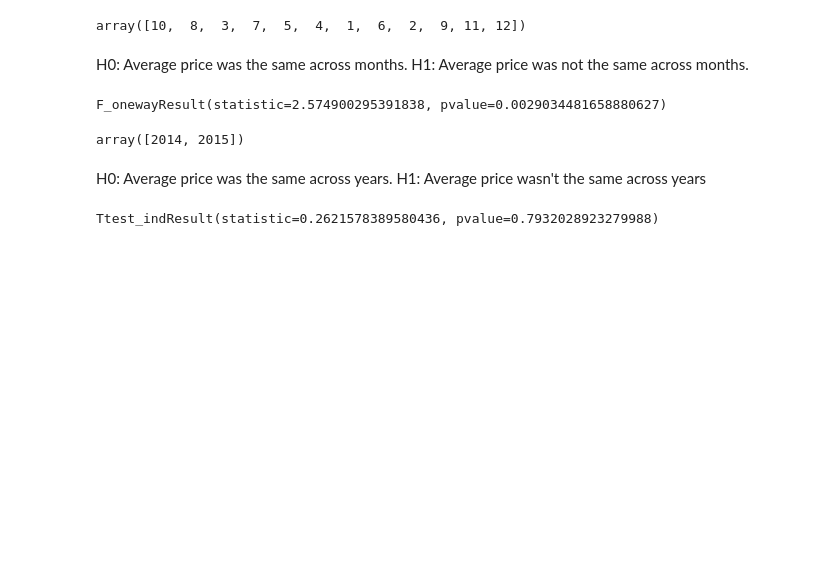
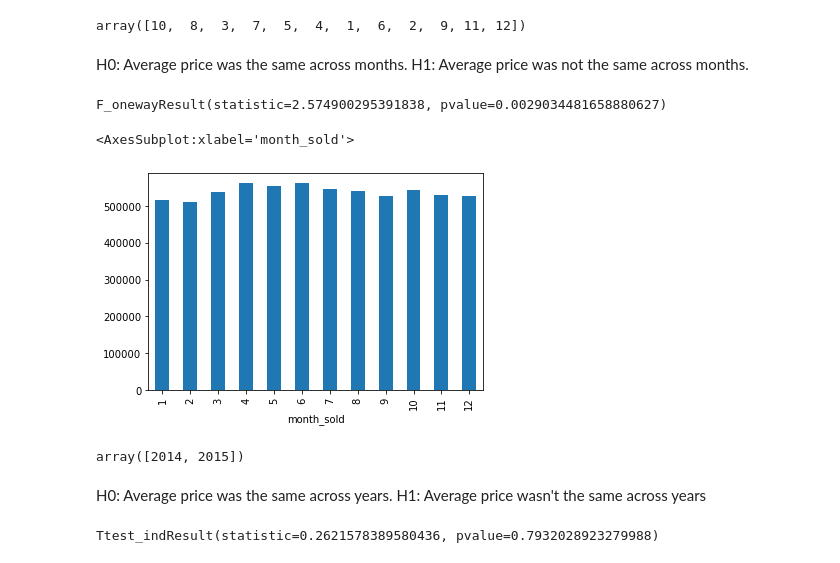
Before and after one commit to jasonarikupurathu/ds-east-042621-lectures, a Jupyter notebook: Phase_2/Phase2_project/Kings_County_Housing_Project.ipynb, the cells around one changed output. Cells and saved outputs as stored; diff of their text form; code cells hidden in the pictures; blank space fills up the shorter version.

```diff
--- a/Phase_2/Phase2_project/Kings_County_Housing_Project.ipynb
+++ b/Phase_2/Phase2_project/Kings_County_Housing_Project.ipynb
@@ -276,6 +306,11 @@ samples = kings_county_df.groupby('month_sold')['price'].apply(list)
 stats.f_oneway(*samples)
 # %% [output]
 F_onewayResult(statistic=2.574900295391838, pvalue=0.0029034481658880627)
+# %%
+kings_county_df.groupby('month_sold').price.mean().plot(kind = 'bar')
+# %% [output]
+<AxesSubplot:xlabel='month_sold'>
+[figure, added]
 # %%
 kings_county_df.year_sold.unique()
 # %% [output]
```
Also changed, not shown: parts of 31 cells of this notebook, 2 other files.
